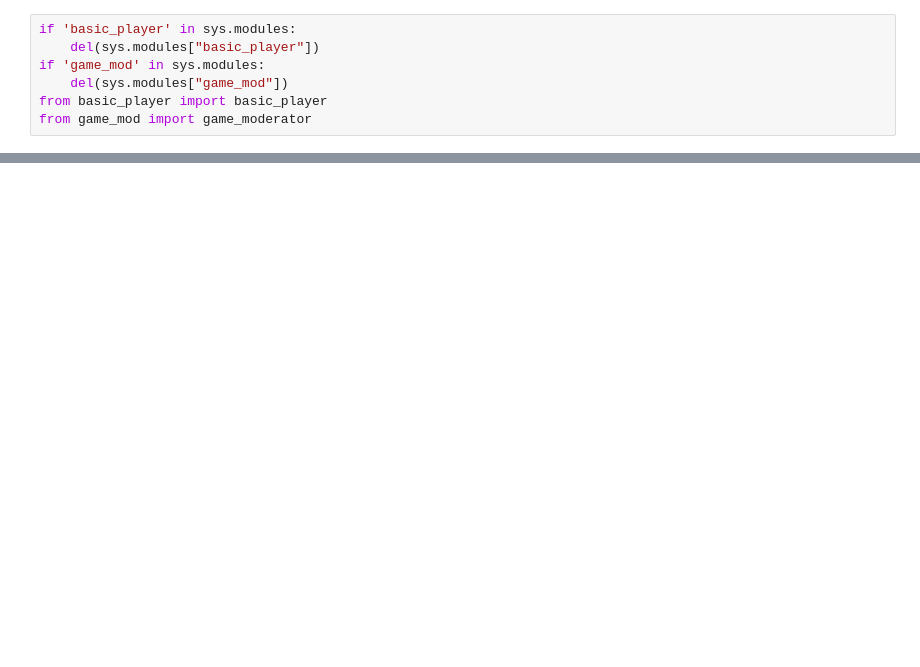
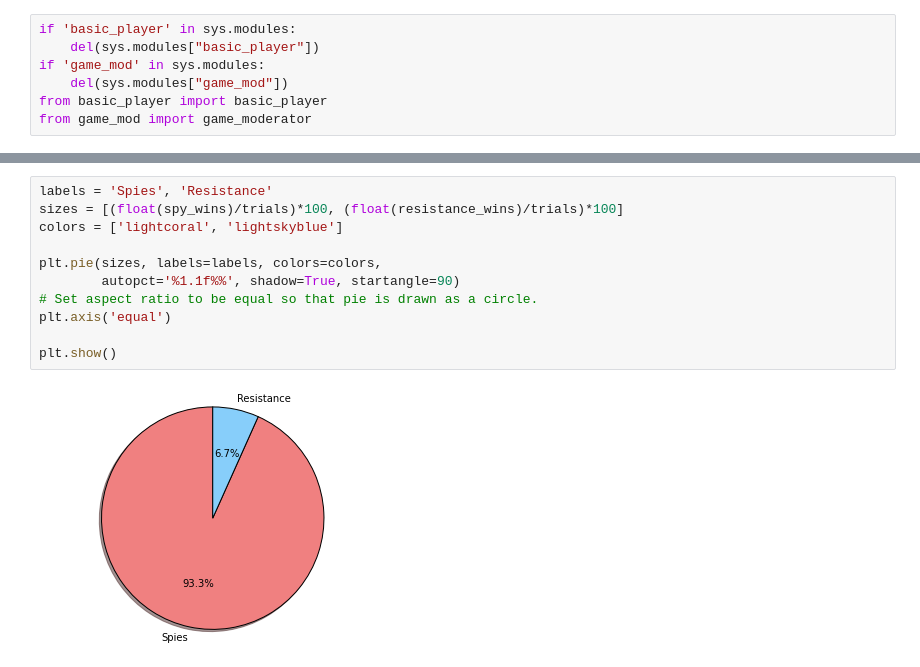
Before and after one commit to kevinoconnor7/tns-final-project, a Jupyter notebook: Overall Model.ipynb, the cells around one changed output, grey strips where cells are left out. Saved outputs shown, nothing was run; the diff lists cells and outputs as text; blank space fills up the shorter version.

Commit message:
Build plots and for game results

```diff
--- a/Overall Model.ipynb
+++ b/Overall Model.ipynb
@@ -51,0 +95,13 @@ Mission passed? True
+# %%
+labels = 'Spies', 'Resistance'
+sizes = [(float(spy_wins)/trials)*100, (float(resistance_wins)/trials)*100]
+colors = ['lightcoral', 'lightskyblue']
+
+plt.pie(sizes, labels=labels, colors=colors,
+        autopct='%1.1f%%', shadow=True, startangle=90)
+# Set aspect ratio to be equal so that pie is drawn as a circle.
+plt.axis('equal')
+
+plt.show()
+# %% [output]
+[figure, added]
```
Also changed, not shown: parts of 3 cells of this notebook, 1 other file.
